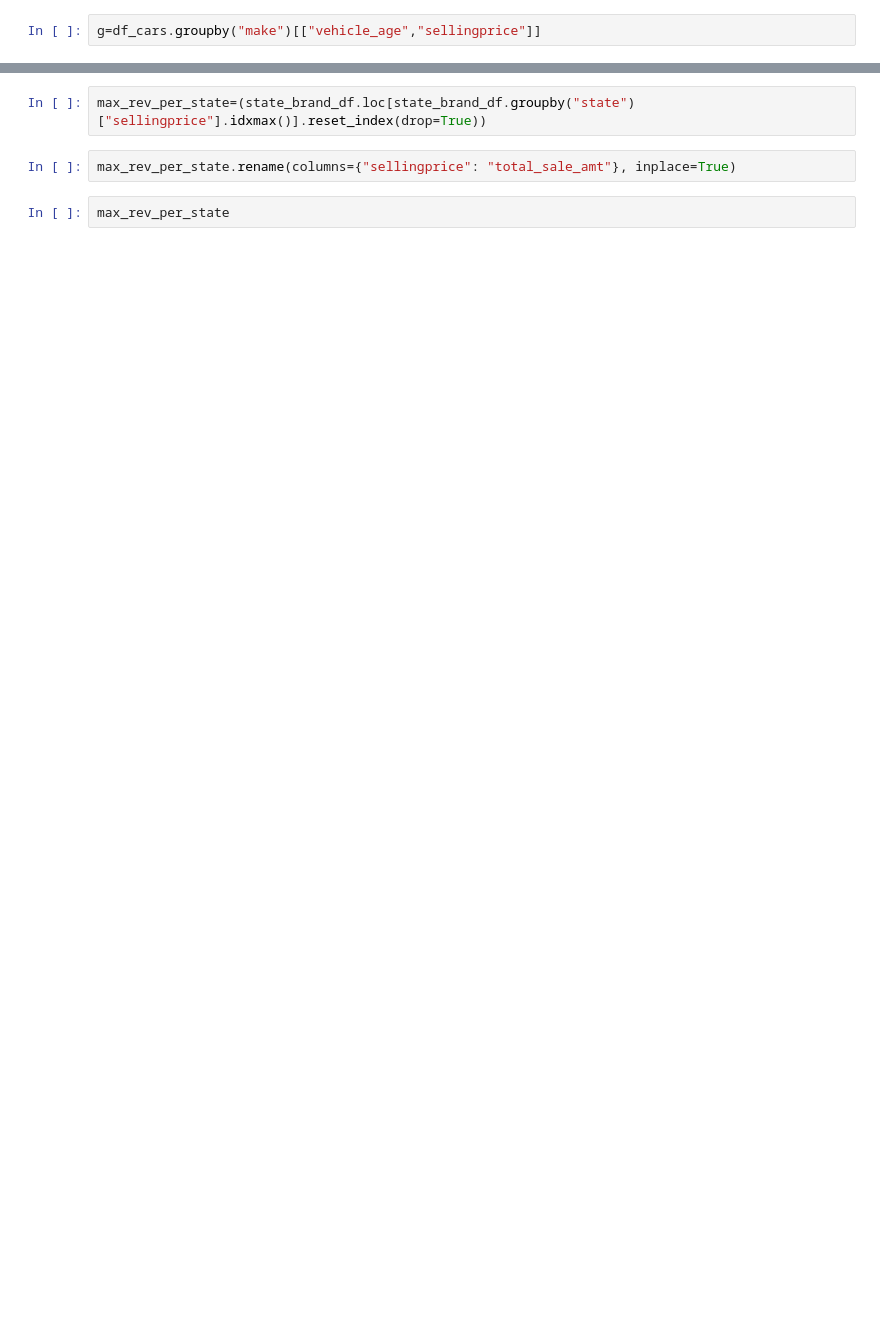
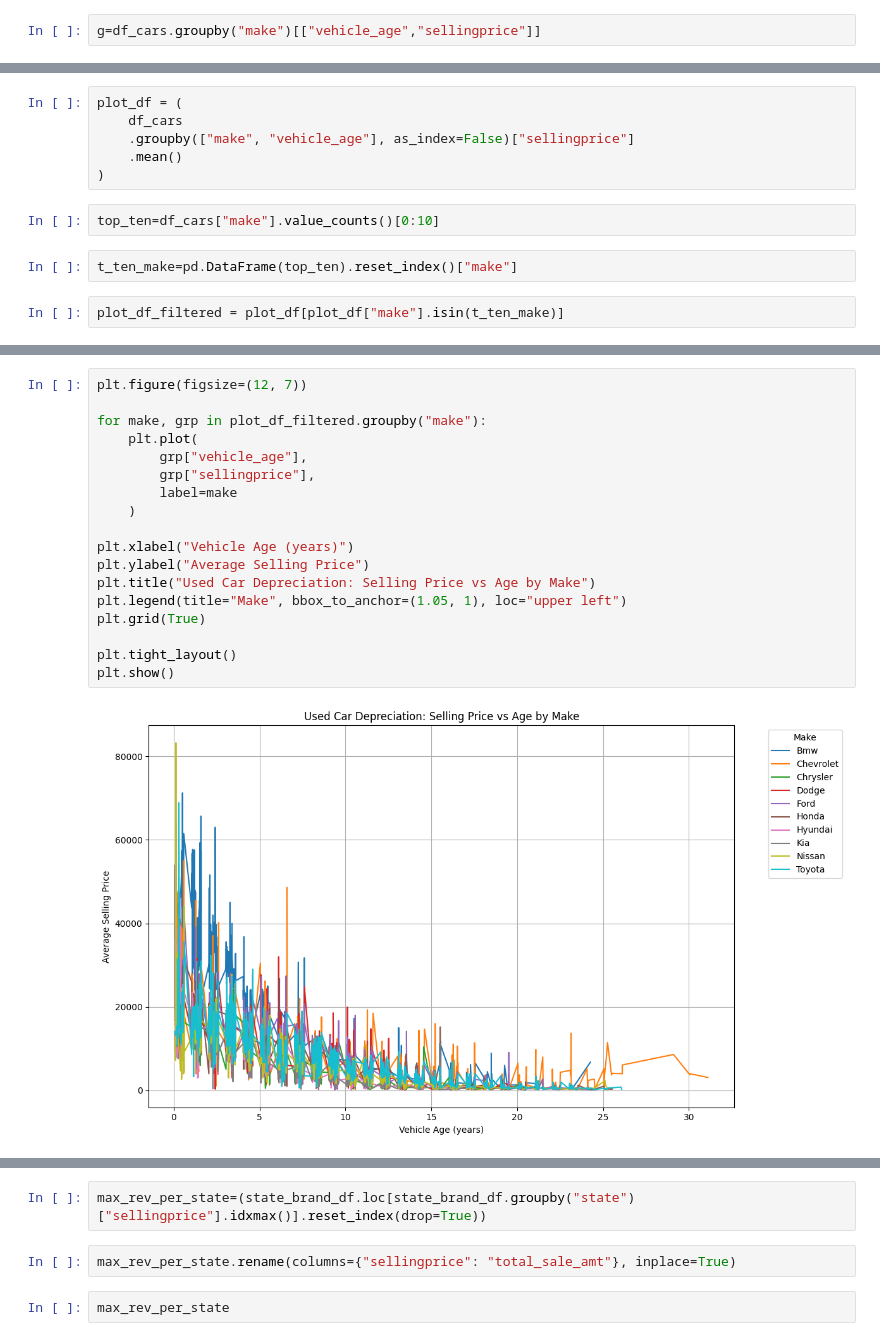
Before and after one commit to LostinIzier/Car_price_analysis, a Jupyter notebook: Market_analysis.ipynb, the cells around one changed output, grey strips where cells are left out. Cells and saved outputs as stored; diff of their text form; blank space fills up the shorter version.

```diff
--- a/Market_analysis.ipynb
+++ b/Market_analysis.ipynb
@@ -263,0 +309,12 @@ g=df_cars.groupby("make")[["vehicle_age","sellingprice"]]
+# %%
+plot_df = (
+    df_cars
+    .groupby(["make", "vehicle_age"], as_index=False)["sellingprice"]
+    .mean()
+)
+# %%
+top_ten=df_cars["make"].value_counts()[0:10]
+# %%
+t_ten_make=pd.DataFrame(top_ten).reset_index()["make"]
+# %%
+plot_df_filtered = plot_df[plot_df["make"].isin(t_ten_make)]
@@ -263,0 +337,20 @@ g=df_cars.groupby("make")[["vehicle_age","sellingprice"]]
+# %%
+plt.figure(figsize=(12, 7))
+
+for make, grp in plot_df_filtered.groupby("make"):
+    plt.plot(
+        grp["vehicle_age"],
+        grp["sellingprice"],
+        label=make
+    )
+
+plt.xlabel("Vehicle Age (years)")
+plt.ylabel("Average Selling Price")
+plt.title("Used Car Depreciation: Selling Price vs Age by Make")
+plt.legend(title="Make", bbox_to_anchor=(1.05, 1), loc="upper left")
+plt.grid(True)
+
+plt.tight_layout()
+plt.show()
+# %% [output]
+[figure, added]
```
Also changed, not shown: parts of 41 cells of this notebook.
